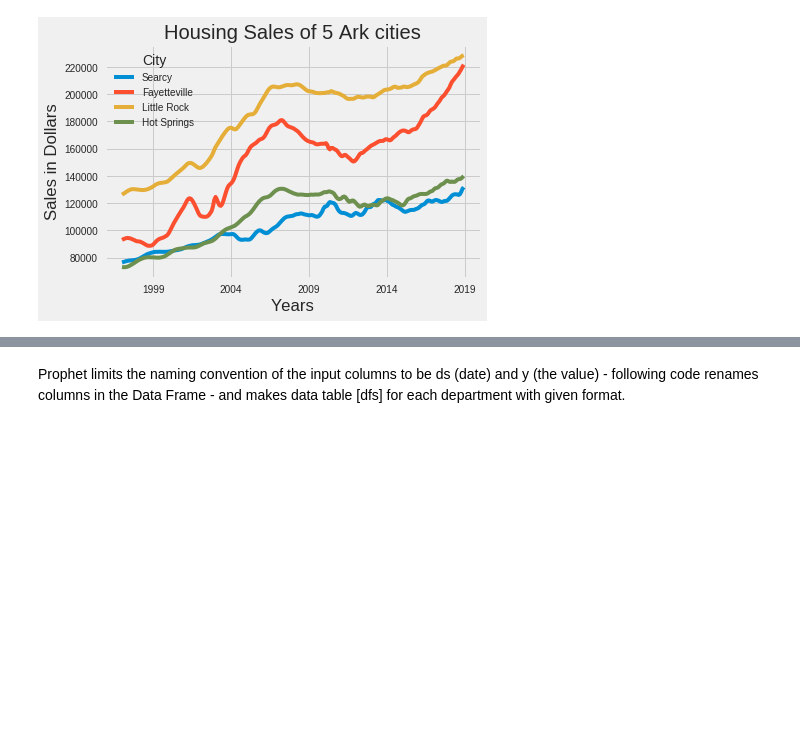
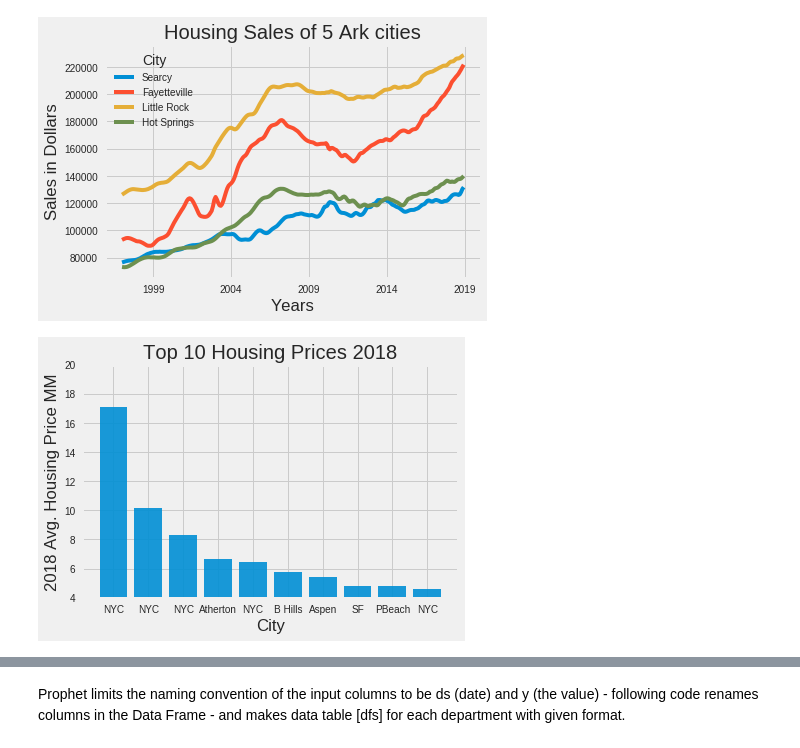
Before and after one commit to jaymahapatra/IST-718-Lab-6, a Jupyter notebook: Lab 6.ipynb, the cells around one changed output, grey strips where cells are left out. Cells and saved outputs as stored; diff of their text form; code cells hidden in the pictures; blank space fills up the shorter version.

```diff
--- a/Lab 6.ipynb
+++ b/Lab 6.ipynb
@@ -166,3 +160,22 @@ plt.ylabel('Sales in Dollars')
 plt.show()
 # %% [output]
 [figure]
+# %%
+#Current Housing prices by Zip Code
+zipcodecurrent = zipcode[['RegionName','City','State','Metro','CountyName','SizeRank','2018-12']].copy()
+zipcodecurrent = zipcodecurrent.sort_values(by='2018-12',ascending=[0])
+ziptop=zipcodecurrent.head(10)
+
+#Graph Top 10 housing prices 2018
+objects = ('NYC', 'NYC', 'NYC', 'Atherton', 'NYC', 'B Hills','Aspen','SF','PBeach','NYC')
+y_pos = np.arange(len(objects))
+performance = ziptop['2018-12']/1000000
+plt.bar(y_pos, performance, align='center', alpha= .9)
+plt.xticks(y_pos, objects)
+plt.ylabel('2018 Avg. Housing Price MM')
+plt.xlabel('City')
+plt.title('Top 10 Housing Prices 2018')
+plt.ylim(4,20)
+plt.show()
+# %% [output]
+[figure, added]
```
Also changed, not shown: parts of 7 cells of this notebook.
